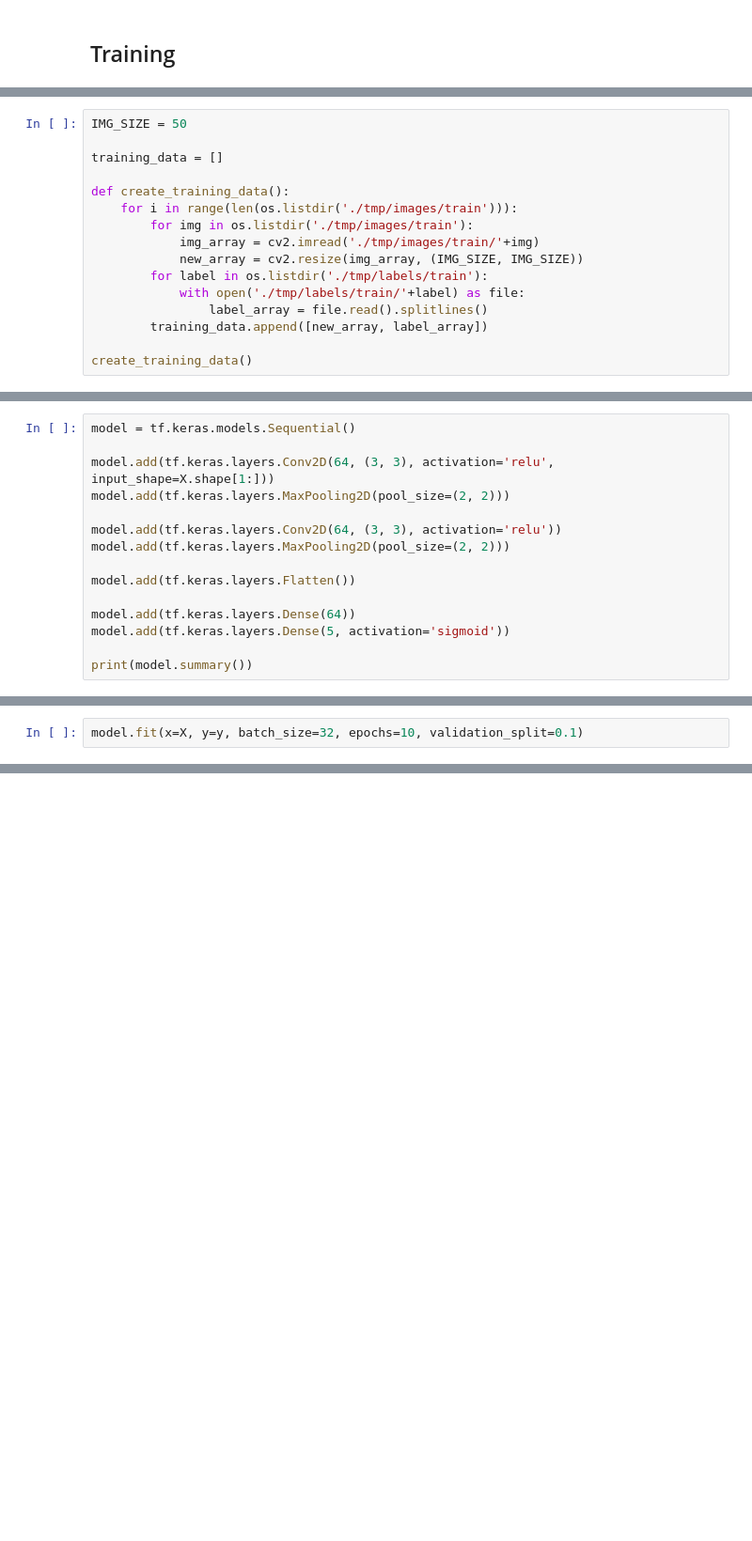
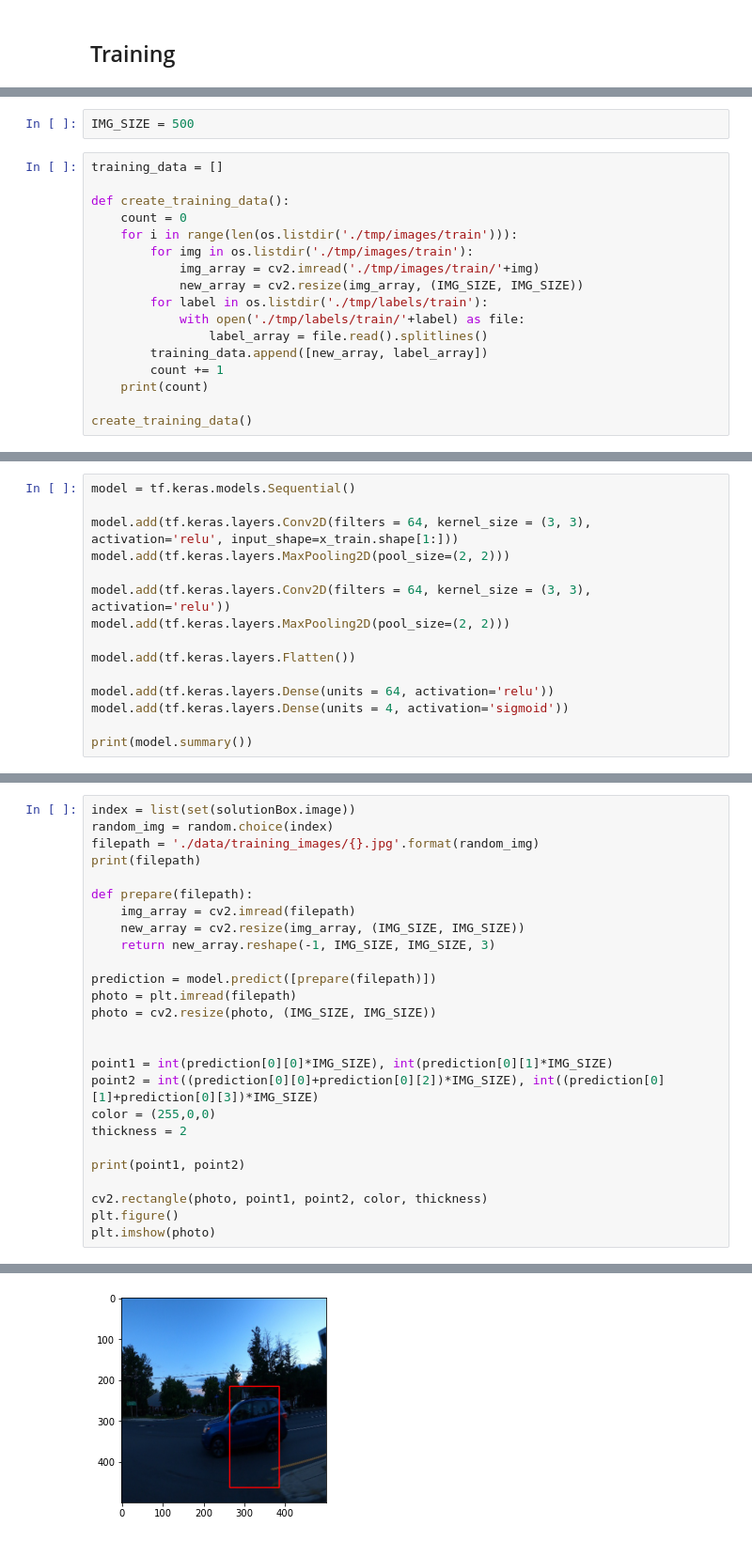
Before and after one commit to junkim100/Car-Object-Detection-AI, a Jupyter notebook: main.ipynb, the cells around one changed output, grey strips where cells are left out. Shown at 94% size. Drawn from its saved outputs; the diff is of its cells as text; blank space fills up the shorter version.

Commit message:
Made changes to model & Added predictions

```diff
--- a/main.ipynb
+++ b/main.ipynb
@@ -98,9 +97,10 @@ for name,info in tqdm(solutionBox.groupby('image')):
+# %%
+IMG_SIZE = 500
 # %%
-IMG_SIZE = 50
-
 training_data = []
 
 def create_training_data():
+    count = 0
     for i in range(len(os.listdir('./tmp/images/train'))):
         for img in os.listdir('./tmp/images/train'):
             img_array = cv2.imread('./tmp/images/train/'+img)
@@ -109,5 +109,7 @@ def create_training_data():
             with open('./tmp/labels/train/'+label) as file:
                 label_array = file.read().splitlines()
         training_data.append([new_array, label_array])
+        count += 1
+    print(count)
 
 create_training_data()
@@ -143,16 +209,16 @@ Deprecated in NumPy 1.20; for more details and guidance: https://numpy.org/devdo
 # %%
 model = tf.keras.models.Sequential()
 
-model.add(tf.keras.layers.Conv2D(64, (3, 3), activation='relu', input_shape=X.shape[1:]))
+model.add(tf.keras.layers.Conv2D(filters = 64, kernel_size = (3, 3), activation='relu', input_shape=x_train.shape[1:]))
 model.add(tf.keras.layers.MaxPooling2D(pool_size=(2, 2)))
 
-model.add(tf.keras.layers.Conv2D(64, (3, 3), activation='relu'))
+model.add(tf.keras.layers.Conv2D(filters = 64, kernel_size = (3, 3), activation='relu'))
 model.add(tf.keras.layers.MaxPooling2D(pool_size=(2, 2)))
 
 model.add(tf.keras.layers.Flatten())
 
-model.add(tf.keras.layers.Dense(64))
-model.add(tf.keras.layers.Dense(5, activation='sigmoid'))
+model.add(tf.keras.layers.Dense(units = 64, activation='relu'))
+model.add(tf.keras.layers.Dense(units = 4, activation='sigmoid'))
 
 print(model.summary())
 # %% [output]
@@ -185,2 +249,0 @@ model.compile(loss='binary_crossentropy', optimizer='adam', metrics=['accuracy']
-# %%
-model.fit(x=X, y=y, batch_size=32, epochs=10, validation_split=0.1)
@@ -208,0 +325,27 @@ Epoch 10/10
+# %%
+index = list(set(solutionBox.image))
+random_img = random.choice(index)
+filepath = './data/training_images/{}.jpg'.format(random_img)
+print(filepath)
+
+def prepare(filepath):
+    img_array = cv2.imread(filepath)
+    new_array = cv2.resize(img_array, (IMG_SIZE, IMG_SIZE))
+    return new_array.reshape(-1, IMG_SIZE, IMG_SIZE, 3)
+
+prediction = model.predict([prepare(filepath)])
+photo = plt.imread(filepath)
+photo = cv2.resize(photo, (IMG_SIZE, IMG_SIZE))
+
+
+point1 = int(prediction[0][0]*IMG_SIZE), int(prediction[0][1]*IMG_SIZE)
+point2 = int((prediction[0][0]+prediction[0][2])*IMG_SIZE), int((prediction[0][1]+prediction[0][3])*IMG_SIZE)
+color = (255,0,0)
+thickness = 2
+
+print(point1, point2)
+
+cv2.rectangle(photo, point1, point2, color, thickness)
+plt.figure()
+plt.imshow(photo)
+# %% [output]
@@ -208,0 +355 @@ Epoch 10/10
+[figure, added]
```
Also changed, not shown: parts of 19 cells of this notebook, 1 other file.
